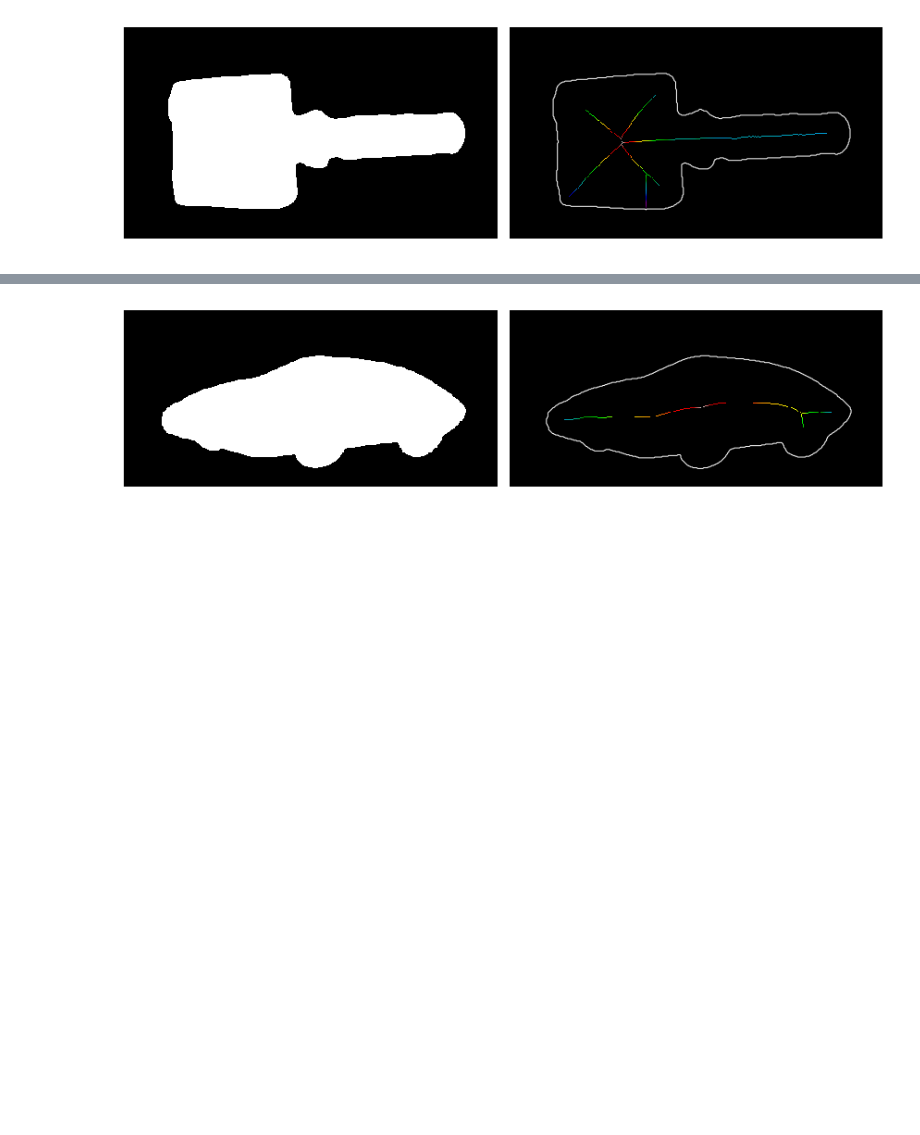
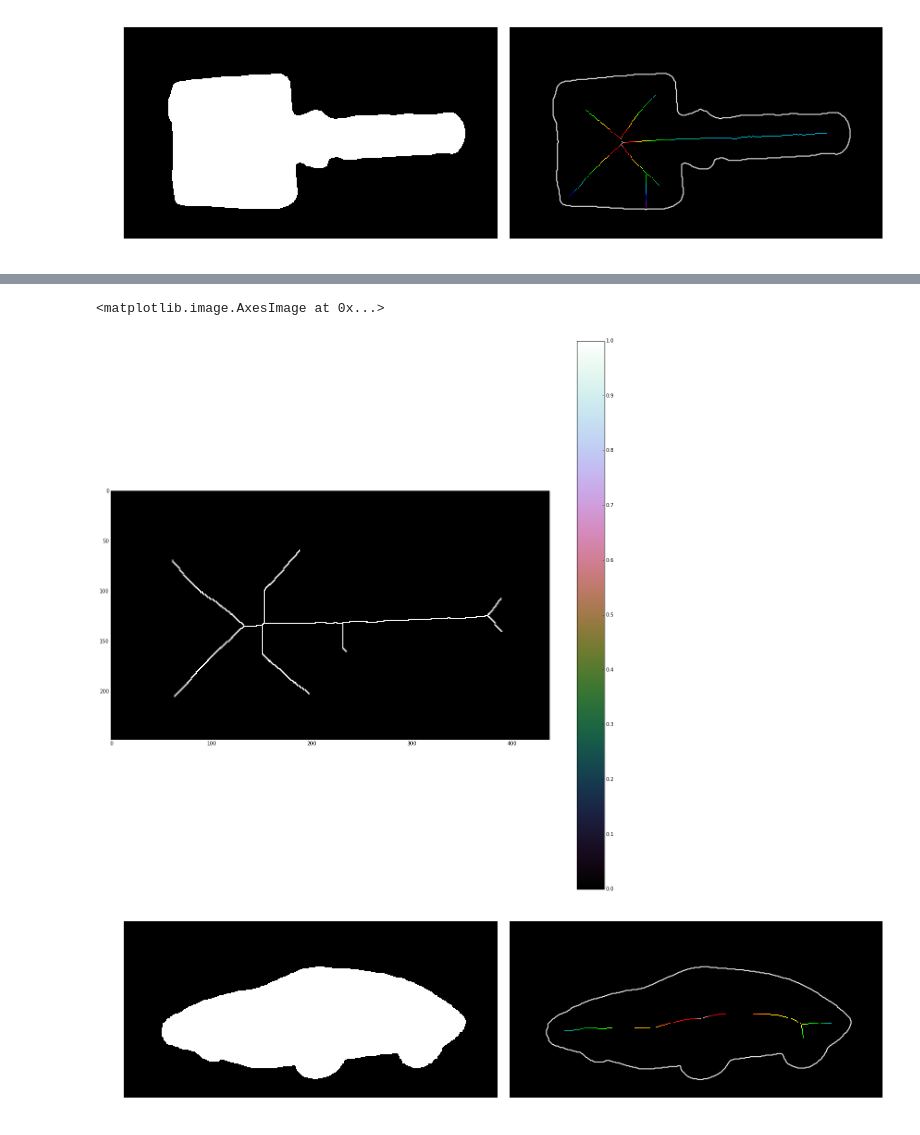
Before and after one commit to eugeniashurko/fork-recognition, a Jupyter notebook: experiments/skeleton.ipynb, the cells around one changed output, grey strips where cells are left out. Cells and saved outputs as stored; diff of their text form; code cells hidden in the pictures; blank space fills up the shorter version.

```diff
--- a/experiments/skeleton.ipynb
+++ b/experiments/skeleton.ipynb
@@ -537,3 +657,8 @@ plt.show()
+# %%
+imshow(A)
+# %% [output]
+<matplotlib.image.AxesImage at 0x...>
+[figure, added]
 # %%
 skel, distance = medial_axis(im2, return_distance=True)
 dist_on_skel = distance * skel
```
Also changed, not shown: parts of 11 cells of this notebook, 4 other files.
